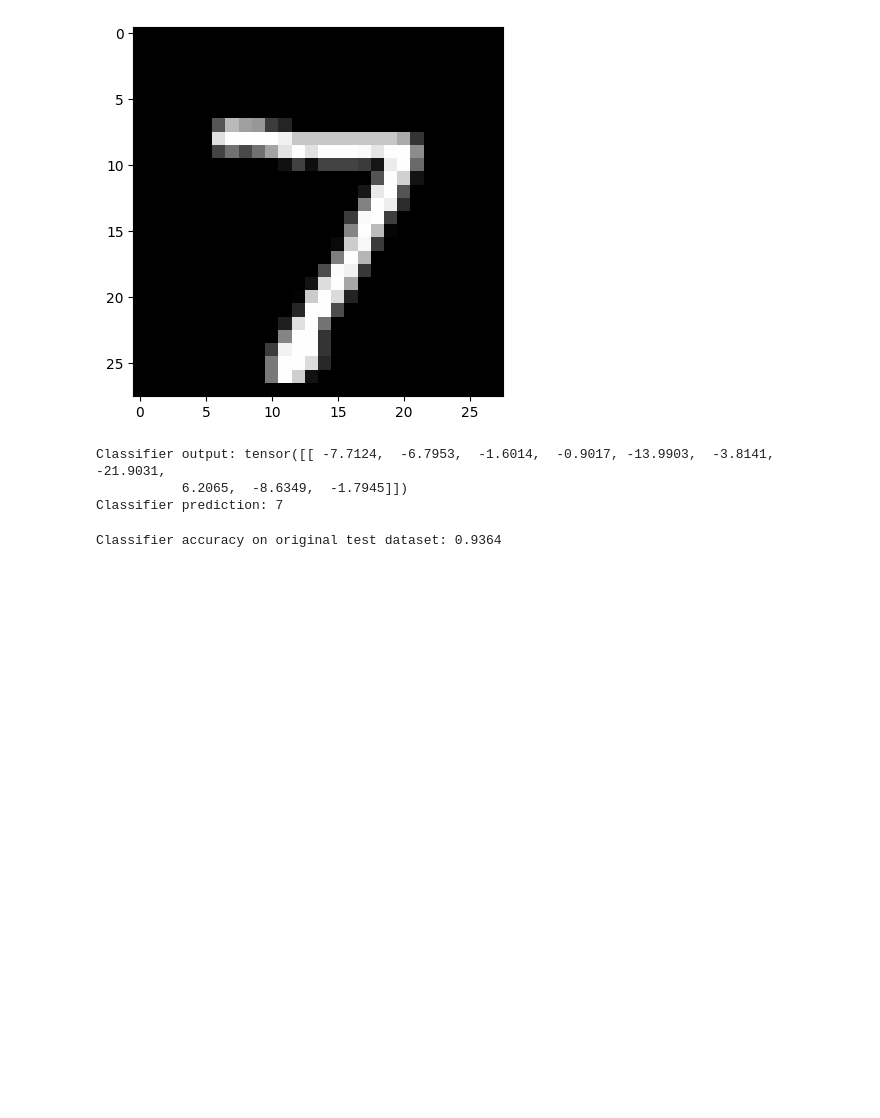
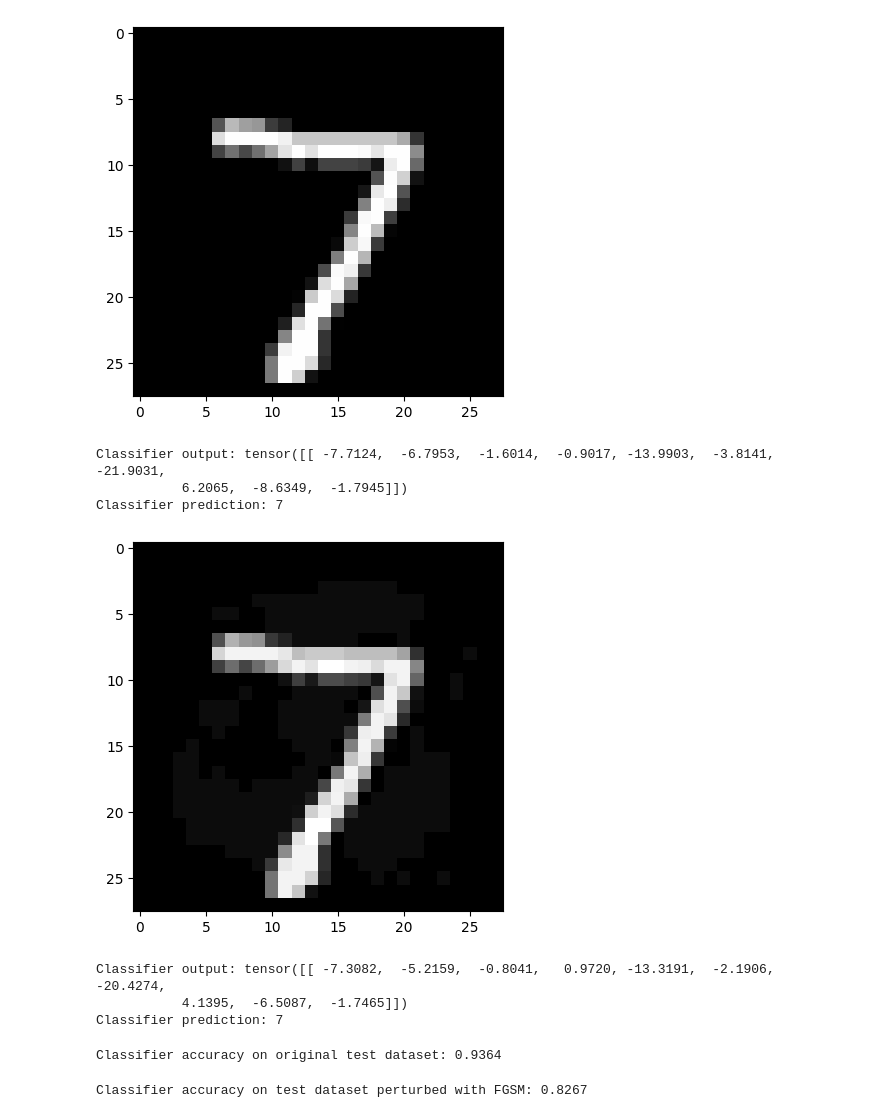
Before and after one commit to PBales1/Provably_Robust_DNN, a Jupyter notebook: Empirical_Analysis_of_CNN_Robustness_Properties.ipynb, the cells around one changed output. Saved outputs shown, nothing was run; the diff lists cells and outputs as text; code cells hidden in the pictures; blank space fills up the shorter version.

```diff
--- a/Empirical_Analysis_of_CNN_Robustness_Properties.ipynb
+++ b/Empirical_Analysis_of_CNN_Robustness_Properties.ipynb
@@ -135,7 +135,7 @@ def train(net, criterion, trainloader, lr=0.001):
 # %% [markdown]
 Train the network using cross entropy loss. Note that this is equivalent to maximizing the KL-divergence.
 # %%
-net = Net(width=256, depth=3)
+net = Net(width=256, depth=5)
 net.to(device)
 
 criterion = nn.CrossEntropyLoss()
@@ -492,7 +492,7 @@ def robust_train(net, criterion, trainloader, eps, lr=0.001):
     '''
     optimizer = optim.Adam(net.parameters(), lr=lr)
 
-    for epoch in range(1):
+    for epoch in range(3):
         for i, data in enumerate(trainloader, 0):
             for param_group in optimizer.param_groups:
                 param_group['lr'] = lr * 0.5 ** (epoch)
@@ -524,7 +524,7 @@ testset = torchvision.datasets.MNIST(root='../data', train=False,
 testloader = torch.utils.data.DataLoader(testset, batch_size=4,
                                          shuffle=False, num_workers=2)
 # %%
-net = Net(width=256, depth=3)
+net = Net(width=256, depth=5)
 net.to(device)
 
 eps = 0.05
@@ -568,6 +568,20 @@ print('Classifier prediction:', torch.argmax(out).item())
 Classifier output: tensor([[ -7.7124,  -6.7953,  -1.6014,  -0.9017, -13.9903,  -3.8141, -21.9031,
            6.2065,  -8.6349,  -1.7945]])
 Classifier prediction: 7
+# %%
+# We are using the same sample input x as before.
+x.requires_grad = True
+x_prime = FGSM(x, labels, net, eps)
+imshow(x_prime[0,0].cpu())
+out = net(x_prime)
+
+print('Classifier output:', out.data)
+print('Classifier prediction:', torch.argmax(out).item())
+# %% [output]
+[figure, added]
+Classifier output: tensor([[ -7.3082,  -5.2159,  -0.8041,   0.9720, -13.3191,  -2.1906, -20.4274,
+           4.1395,  -6.5087,  -1.7465]])
+Classifier prediction: 7
 # %%
 def accuracy(net, testloader):
     '''
@@ -591,0 +624,4 @@ Classifier accuracy on original test dataset: 0.9364
+# %%
+print('Classifier accuracy on test dataset perturbed with FGSM:', accuracy_on_FGSM(net, testloader, eps))
+# %% [output]
+Classifier accuracy on test dataset perturbed with FGSM: 0.8267
```
Also changed, not shown: parts of 1 cell of this notebook, 1 other file.
